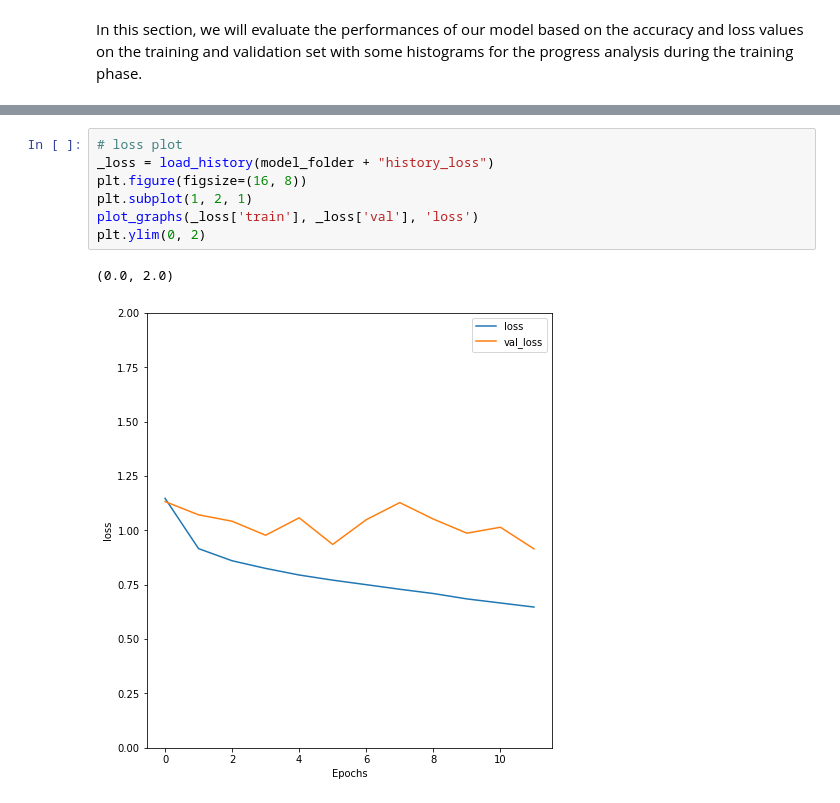
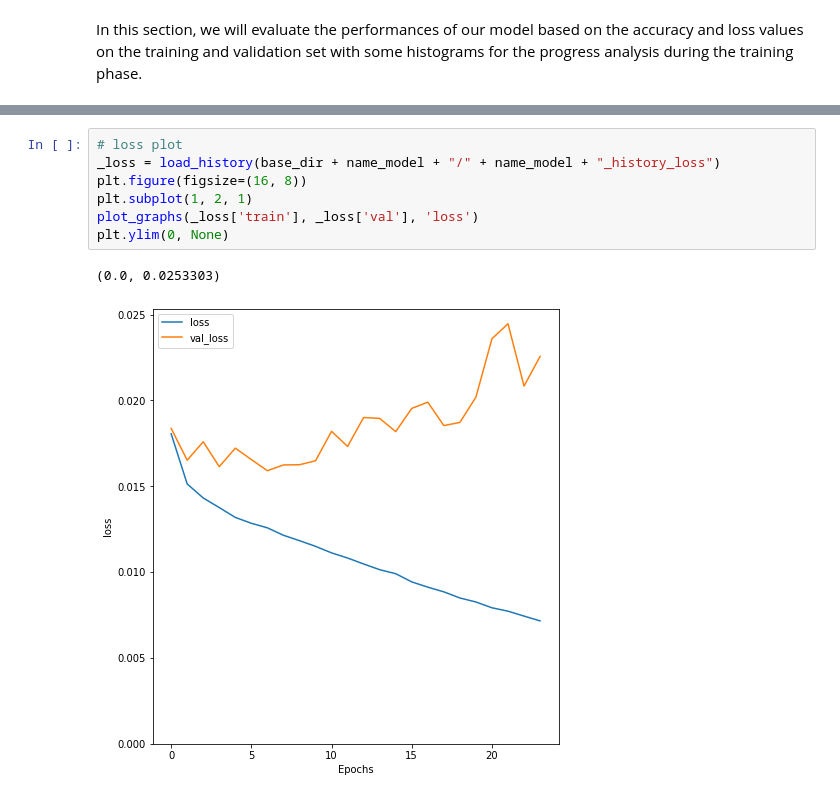
Before and after one commit to kode-git/vfer, a Jupyter notebook: ViT_Face_Emotion_Recognition.ipynb, the cells around one changed output, grey strips where cells are left out. Saved outputs shown, nothing was run; the diff lists cells and outputs as text.

Commit message:
Adding model on 24 epochs

```diff
--- a/ViT_Face_Emotion_Recognition.ipynb
+++ b/ViT_Face_Emotion_Recognition.ipynb
@@ -1204,10 +1221,10 @@ plt.ylim(0, 1)
 # %%
 # loss plot
-_loss = load_history(model_folder + "history_loss")
+_loss = load_history(base_dir + name_model + "/" + name_model + "_history_loss")
 plt.figure(figsize=(16, 8))
 plt.subplot(1, 2, 1)
 plot_graphs(_loss['train'], _loss['val'], 'loss')
-plt.ylim(0, 2)
+plt.ylim(0, None)
 # %% [output]
-(0.0, 2.0)
+(0.0, 0.0253303)
-[figure, old version]
+[figure, new version]
```
Also changed, not shown: parts of 6 cells of this notebook.
